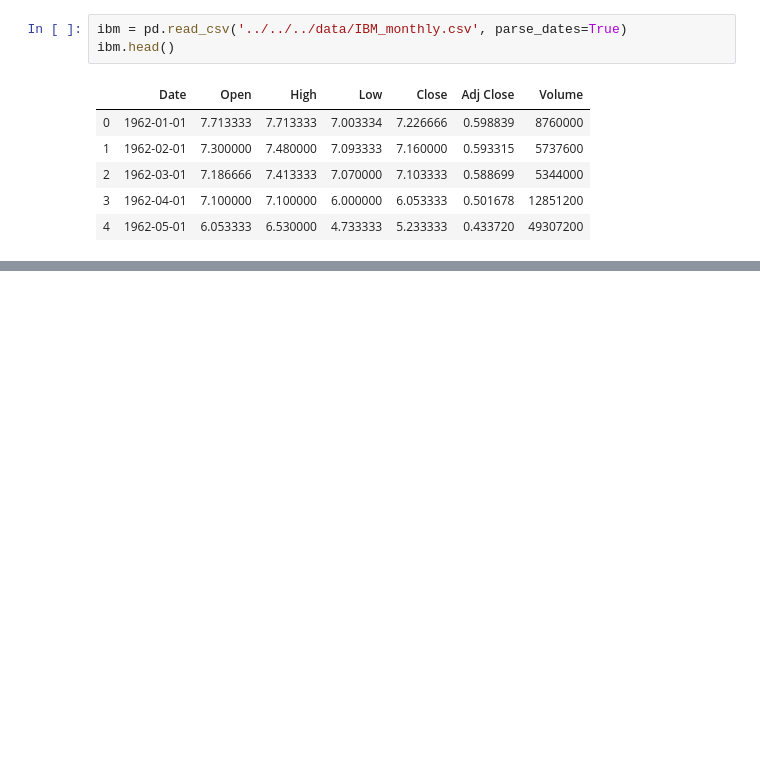
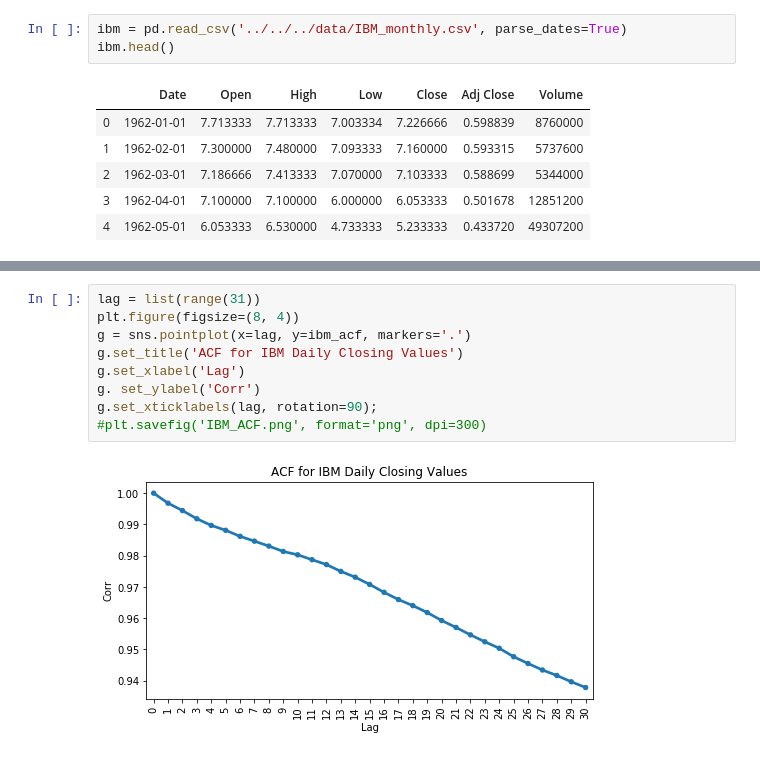
Before and after one commit to damiansp/TS, a Jupyter notebook: python/practical_TSA/01_basics/internal_structure_of_TS.py.ipynb, the cells around one changed output, grey strips where cells are left out. Cells and saved outputs as stored; diff of their text form; blank space fills up the shorter version.

```diff
--- a/python/practical_TSA/01_basics/internal_structure_of_TS.py.ipynb
+++ b/python/practical_TSA/01_basics/internal_structure_of_TS.py.ipynb
@@ -160,0 +177,11 @@ ibm.head()
+# %%
+lag = list(range(31))
+plt.figure(figsize=(8, 4))
+g = sns.pointplot(x=lag, y=ibm_acf, markers='.')
+g.set_title('ACF for IBM Daily Closing Values')
+g.set_xlabel('Lag')
+g. set_ylabel('Corr')
+g.set_xticklabels(lag, rotation=90);
+#plt.savefig('IBM_ACF.png', format='png', dpi=300)
+# %% [output]
+[figure, added]
```
Also changed, not shown: parts of 5 cells of this notebook.
